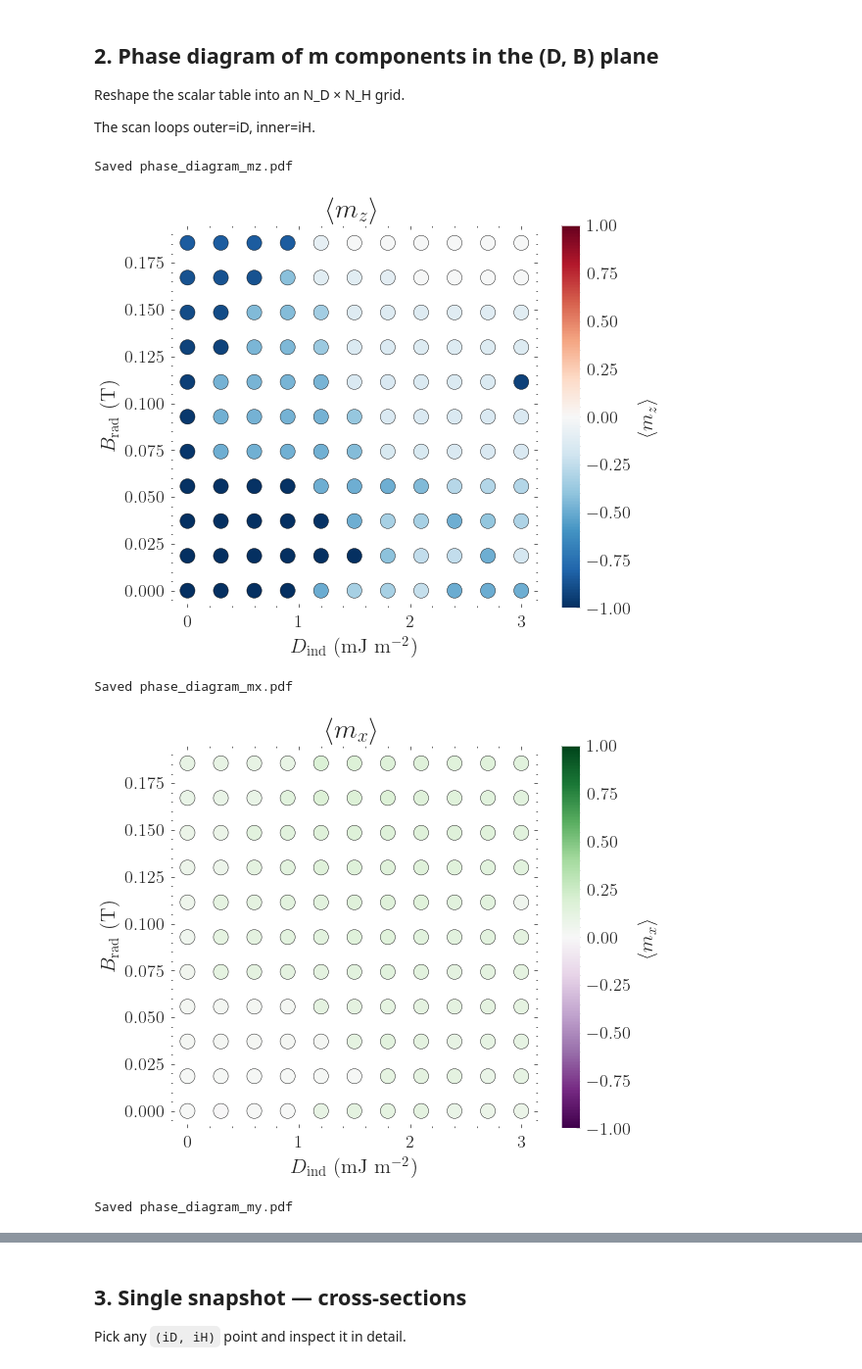
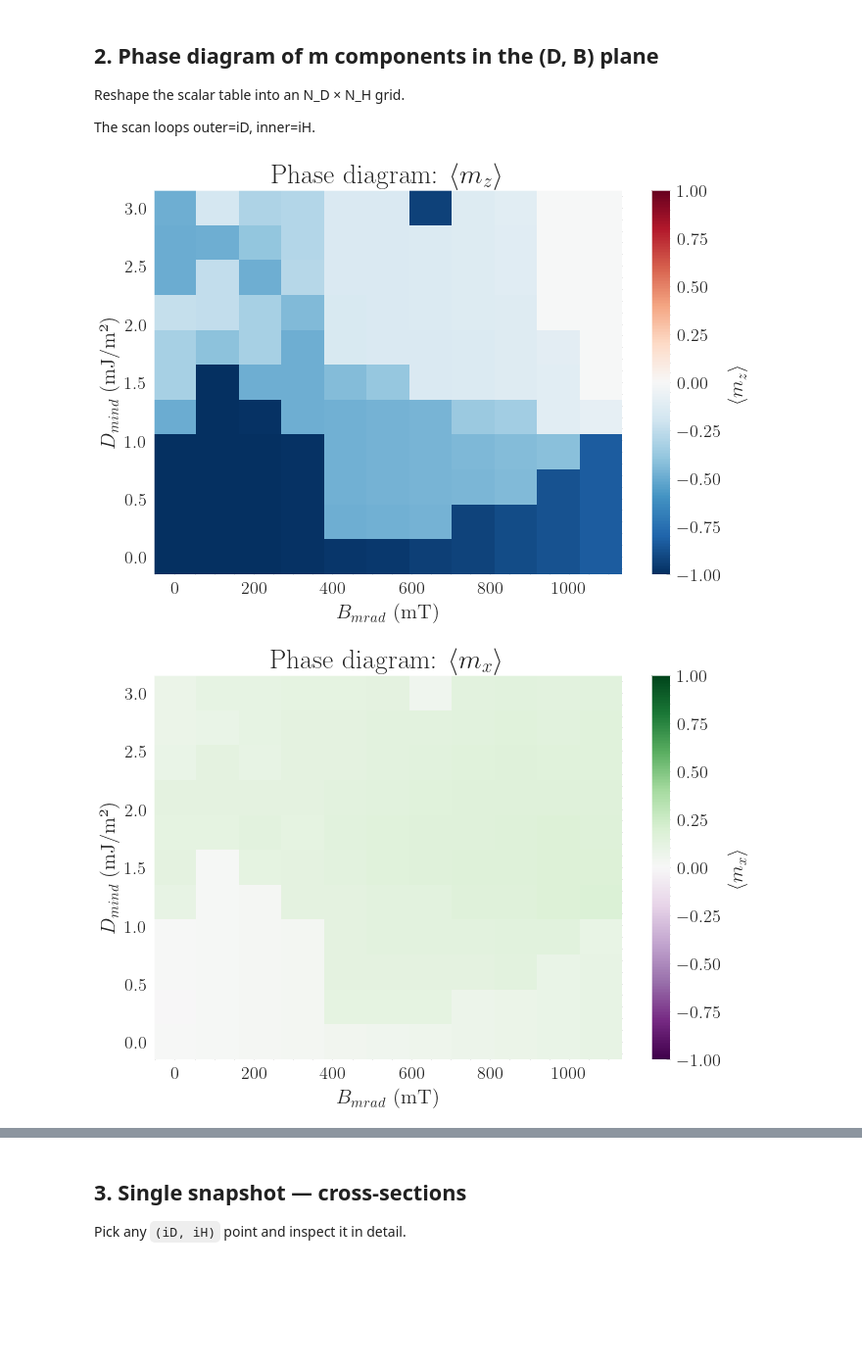
Before and after one commit to itxasoma/mumax3, a Jupyter notebook: nanotube_analysis.ipynb, the cells around one changed output, grey strips where cells are left out. Shown at 98% size. Saved outputs shown, nothing was run; the diff lists cells and outputs as text; code cells hidden in the pictures; blank space fills up the shorter version.

Commit message:
plots notebook 2 for Hz and Hrad

```diff
--- a/nanotube_analysis.ipynb
+++ b/nanotube_analysis.ipynb
@@ -78,58 +100,32 @@ Reshape the scalar table into an N_D × N_H grid.
 
 The scan loops outer=iD, inner=iH.
 # %%
-# Build coordinate columns from scan indices
-df_t = table.data.copy()
-df_t['B_rad'] = np.sqrt(df_t['B_extx']**2 + df_t['B_exty']**2)
-df_t['iD']    = np.repeat(np.arange(N_D), N_H)
-df_t['iH']    = np.tile(np.arange(N_H), N_D)
+# Use the analytically reconstructed axes from the Configuration cell.
+# This works for both setA (axial) and setA-Hrad (radial).
 
-# Phase diagram scatter (one for each m component)
-PARAM_LATEX = {
-    'Dind':  r'$D_\mathrm{ind}$ (mJ m$^{-2}$)',
-    'B_rad': r'$B_\mathrm{rad}$ (T)',
-    'mx':    r'$\langle m_x \rangle$',
-    'my':    r'$\langle m_y \rangle$',
-    'mz':    r'$\langle m_z \rangle$',
-}
+mz_flat = table.data["mz"].values[:N_D * N_H]
+mx_flat = table.data["mx"].values[:N_D * N_H]
+my_flat = table.data["my"].values[:N_D * N_H]
 
-def plot_phase_diagram(df, xkey, ykey, zkey, xlabel=None, ylabel=None, clabel=None,
-                       cmap='RdBu_r', vmin=-1, vmax=1, savename=None):
-    fig, ax = plt.subplots(figsize=(6, 5))
+MZ = mz_flat.reshape(N_D, N_H)
+MX = mx_flat.reshape(N_D, N_H)
+MY = my_flat.reshape(N_D, N_H)
 
-    ax.set_facecolor('white')
+def plot_phase_grid(M, title, cbar_label, cmap, savename):
+    fig, ax = plt.subplots(figsize=(7, 5))
+    im = ax.pcolormesh(B_vals * 1e3, D_vals * 1e3, M,
+                       cmap=cmap, vmin=-1, vmax=1, shading="auto")
+    plt.colorbar(im, ax=ax, label=cbar_label)
+    ax.set_xlabel(B_label)
+    ax.set_ylabel(r"$D_{m ind}$ (mJ/m²)")
+    ax.set_title(title)
+    plt.tight_layout()
+    plt.savefig(os.path.join(PLOTS_DIR, savename), dpi=150, bbox_inches="tight")
+    plt.show()
 
-    sc = ax.scatter(
-        df[xkey] * 1e3,           # J/m^2 to mJ/m^2
-        df[ykey],                  # T
-        c=df[zkey],
-        cmap=cmap, s=120,
-        vmin=vmin, vmax=vmax,
-        edgecolors='k'
-    )
-    plt.colorbar(sc, ax=ax, label=clabel or PARAM_LATEX.get(zkey, zkey))
-    ax.set_xlabel(xlabel or PARAM_LATEX.get(xkey, xkey))
-    ax.set_ylabel(ylabel or PARAM_LATEX.get(ykey, ykey))
-    ax.set_title(clabel or PARAM_LATEX.get(zkey, zkey))
-    ax.grid(alpha=0.2)
-    plt.tight_layout()
-    if savename:
-        plt.savefig(os.path.join(PLOTS_DIR, savename), bbox_inches='tight')
-        print(f"Saved {savename}")
-    plt.show()
-    plt.close(fig)
-
-for comp, cmap in [('mz', 'RdBu_r'), ('mx', 'PRGn'), ('my', 'PiYG')]:
-    plot_phase_diagram(
-        df_t,
-        xkey='Dind', ykey='B_rad', zkey=comp,
-        clabel=PARAM_LATEX[comp],
-        cmap=cmap,
-        savename=f'phase_diagram_{comp}.pdf'
-    )
+plot_phase_grid(MZ, r"Phase diagram: $\langle m_z \rangle$", r"$\langle m_z \rangle$", "RdBu_r", "phase_diagram_mz.pdf")
+plot_phase_grid(MX, r"Phase diagram: $\langle m_x \rangle$", r"$\langle m_x \rangle$", "PRGn", "phase_diagram_mx.pdf")
+plot_phase_grid(MY, r"Phase diagram: $\langle m_y \rangle$", r"$\langle m_y \rangle$", "PiYG", "phase_diagram_my.pdf")
 # %% [output]
-Saved phase_diagram_mz.pdf
-[figure, old version]
+[figure, new version]
-Saved phase_diagram_mx.pdf
-[figure, old version]
+[figure, new version]
-Saved phase_diagram_my.pdf
```
Also changed, not shown: parts of 16 cells of this notebook, 5 other files.
